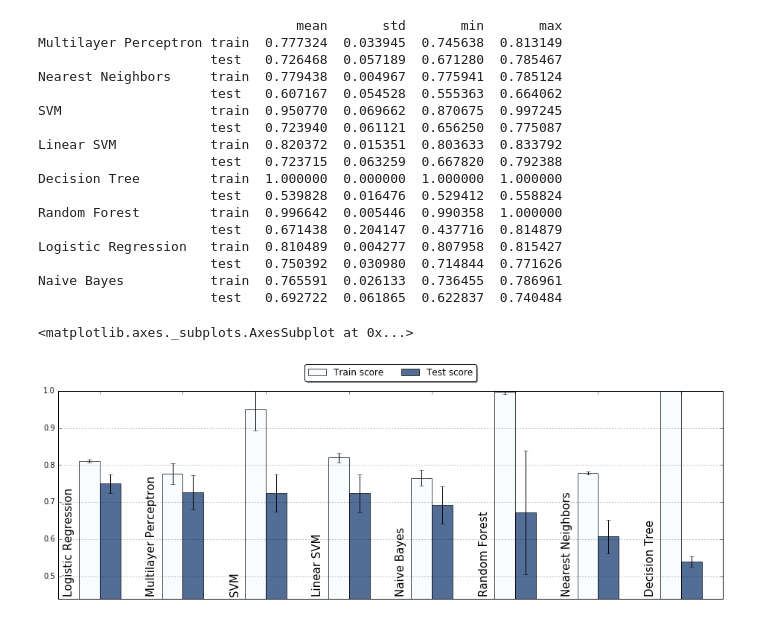
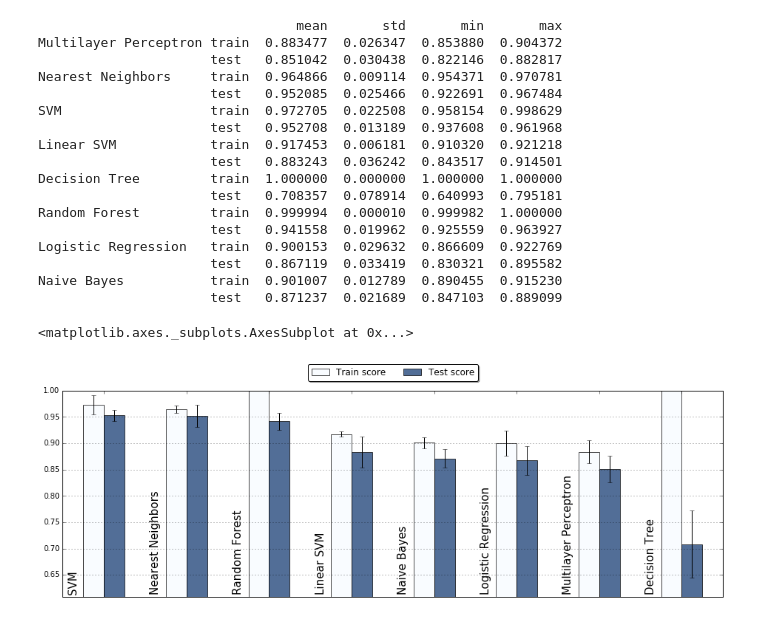
Before and after one commit to alvarouc/polyssifier, a Jupyter notebook: sample/example.ipynb, the cells around one changed output. Drawn from its saved outputs; the diff is of its cells as text; code cells hidden in the pictures.

```diff
--- a/sample/example.ipynb
+++ b/sample/example.ipynb
@@ -33,35 +51,35 @@ Using Theano backend.
 # %%
-data, label = make_classification(n_samples=100, n_features=20,
+data, label = make_classification(n_samples=500, n_features=20,
                                       n_informative=5, n_redundant=2,
                                       n_repeated=0, n_classes=2,
                                       n_clusters_per_class=2, weights=None,
                                       flip_y=0.01, class_sep=1.0,
                                       hypercube=True, shift=0.0,
                                       scale=1.0, shuffle=True,
                                       random_state=None)
-scores, confusions, predictions = poly(data, label, n_folds=3, verbose=True,
+scores, confusions, predictions, probas = poly(data, label, n_folds=3, verbose=True,
                                        feature_selection=True, save=False, concurrency=1)
 plot(scores)
 # %% [output]
                                  mean       std       min       max
-Multilayer Perceptron train  0.777324  0.033945  0.745638  0.813149
-                      test   0.726468  0.057189  0.671280  0.785467
-Nearest Neighbors     train  0.779438  0.004967  0.775941  0.785124
-                      test   0.607167  0.054528  0.555363  0.664062
-SVM                   train  0.950770  0.069662  0.870675  0.997245
-                      test   0.723940  0.061121  0.656250  0.775087
-Linear SVM            train  0.820372  0.015351  0.803633  0.833792
-                      test   0.723715  0.063259  0.667820  0.792388
+Multilayer Perceptron train  0.883477  0.026347  0.853880  0.904372
+                      test   0.851042  0.030438  0.822146  0.882817
+Nearest Neighbors     train  0.964866  0.009114  0.954371  0.970781
+                      test   0.952085  0.025466  0.922691  0.967484
+SVM                   train  0.972705  0.022508  0.958154  0.998629
+                      test   0.952708  0.013189  0.937608  0.961968
+Linear SVM            train  0.917453  0.006181  0.910320  0.921218
+                      test   0.883243  0.036242  0.843517  0.914501
 Decision Tree         train  1.000000  0.000000  1.000000  1.000000
-                      test   0.539828  0.016476  0.529412  0.558824
-Random Forest         train  0.996642  0.005446  0.990358  1.000000
-                      test   0.671438  0.204147  0.437716  0.814879
-Logistic Regression   train  0.810489  0.004277  0.807958  0.815427
-                      test   0.750392  0.030980  0.714844  0.771626
-Naive Bayes           train  0.765591  0.026133  0.736455  0.786961
-                      test   0.692722  0.061865  0.622837  0.740484
+                      test   0.708357  0.078914  0.640993  0.795181
+Random Forest         train  0.999994  0.000010  0.999982  1.000000
+                      test   0.941558  0.019962  0.925559  0.963927
+Logistic Regression   train  0.900153  0.029632  0.866609  0.922769
+                      test   0.867119  0.033419  0.830321  0.895582
+Naive Bayes           train  0.901007  0.012789  0.890455  0.915230
+                      test   0.871237  0.021689  0.847103  0.889099
 <matplotlib.axes._subplots.AxesSubplot at 0x...>
-[figure, old version]
+[figure, new version]
 # %%
 for key, val in confusions.items():
     print(key)
```
Also changed, not shown: parts of 7 cells of this notebook, 2 other files.
